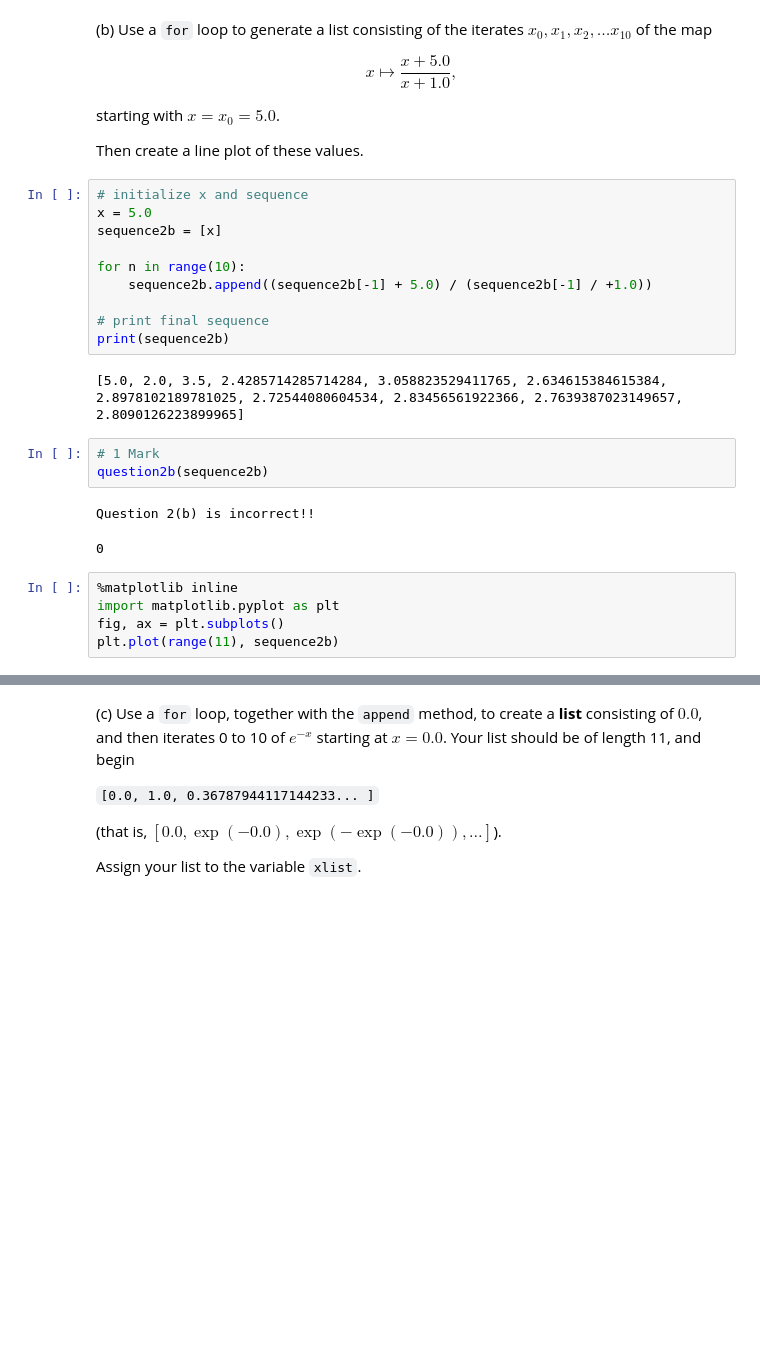
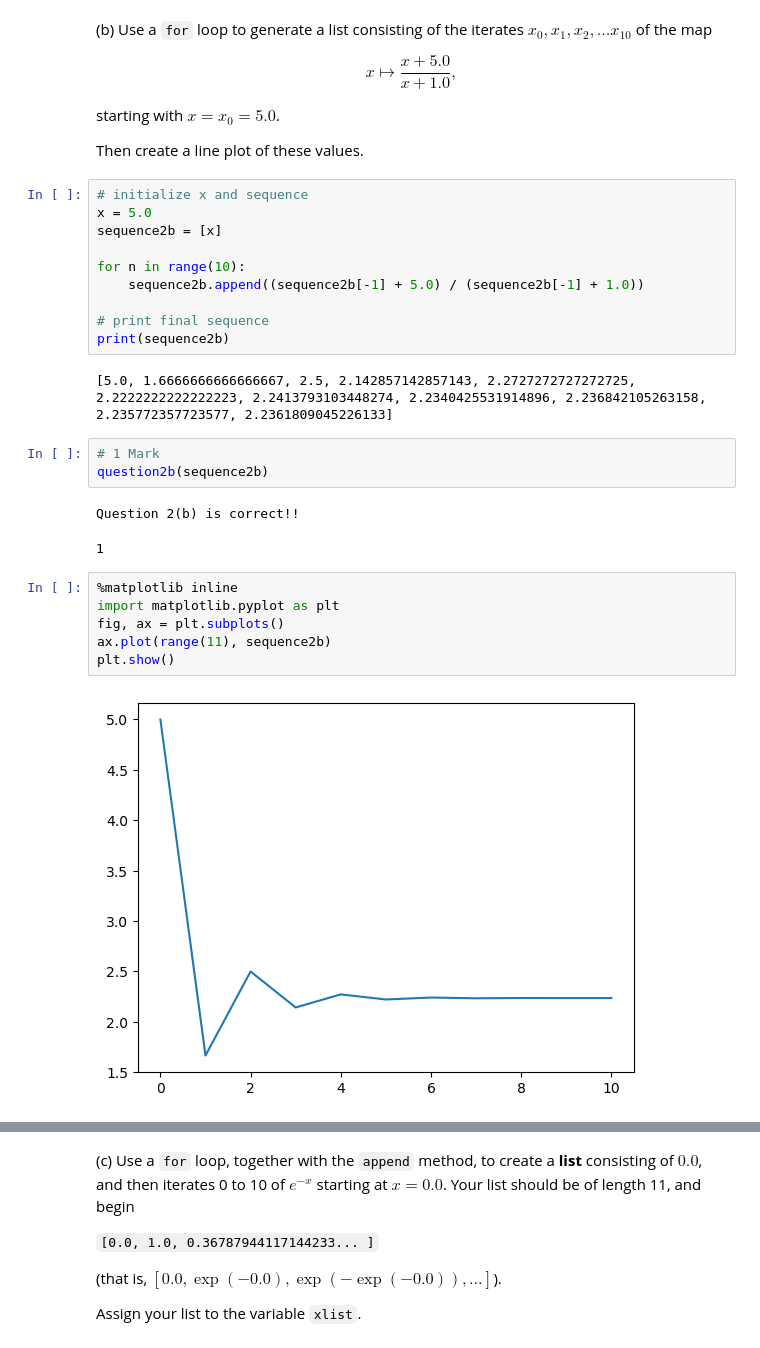
Before and after one commit to Imperial-MATH40006/term1-week7-valentinbruehl, a Jupyter notebook: term1week7.ipynb, the cells around one changed output, grey strips where cells are left out. Cells and saved outputs as stored; diff of their text form; blank space fills up the shorter version.

```diff
--- a/term1week7.ipynb
+++ b/term1week7.ipynb
@@ -273,23 +273,26 @@ x = 5.0
 sequence2b = [x]
 
 for n in range(10):
-    sequence2b.append((sequence2b[-1] + 5.0) / (sequence2b[-1] / +1.0))
+    sequence2b.append((sequence2b[-1] + 5.0) / (sequence2b[-1] + 1.0))
 
 # print final sequence
 print(sequence2b)
 # %% [output]
-[5.0, 2.0, 3.5, 2.4285714285714284, 3.058823529411765, 2.634615384615384, 2.8978102189781025, 2.72544080604534, 2.83456561922366, 2.7639387023149657, 2.8090126223899965]
+[5.0, 1.6666666666666667, 2.5, 2.142857142857143, 2.2727272727272725, 2.2222222222222223, 2.2413793103448274, 2.2340425531914896, 2.236842105263158, 2.235772357723577, 2.2361809045226133]
 # %%
 # 1 Mark
 question2b(sequence2b)
 # %% [output]
-Question 2(b) is incorrect!!
+Question 2(b) is correct!!
-0
+1
 # %%
 %matplotlib inline
 import matplotlib.pyplot as plt
 fig, ax = plt.subplots()
-plt.plot(range(11), sequence2b)
+ax.plot(range(11), sequence2b)
+plt.show()
+# %% [output]
+[figure, added]
 # %%
 # 1 Mark
 _globals = globals()
```
Also changed, not shown: parts of 2 cells of this notebook.
